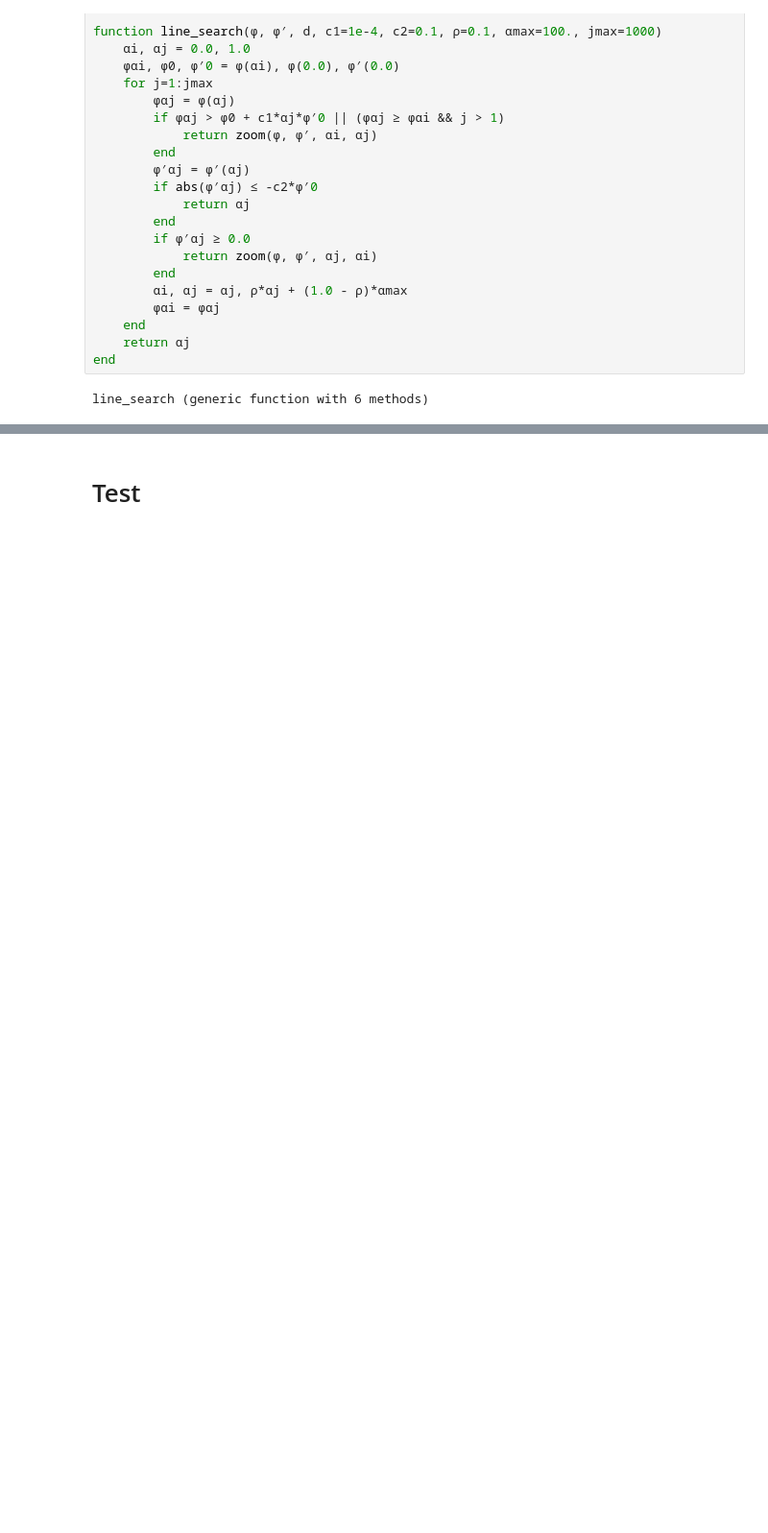
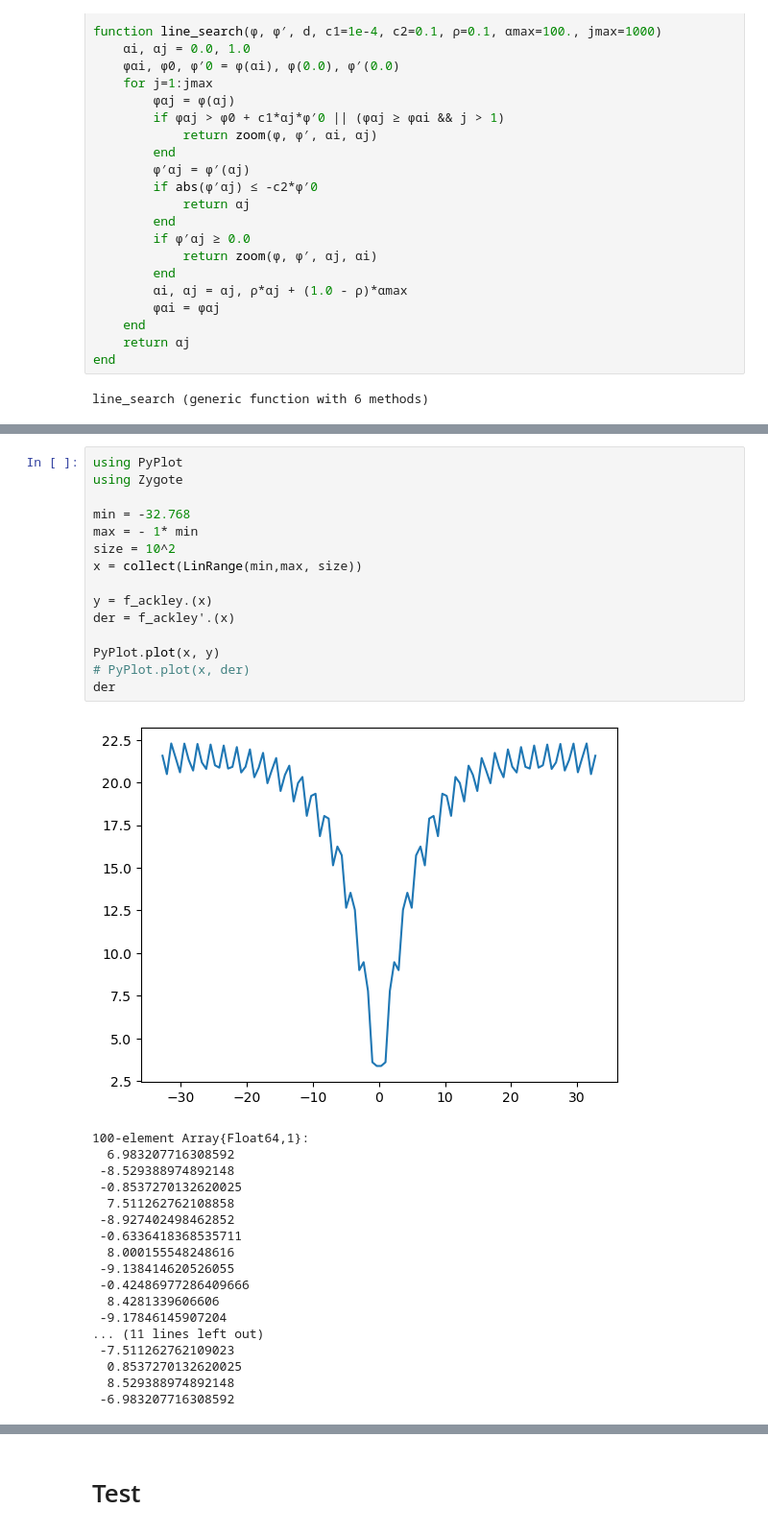
Before and after one commit to monika-osiak/awid, a Jupyter notebook: optymalizacja.ipynb, the cells around one changed output, grey strips where cells are left out. Shown: that part at 96% size. Drawn from its saved outputs; the diff is of its cells as text; blank space fills up the shorter version.

Commit message:
ackley and zygotte

```diff
--- a/optymalizacja.ipynb
+++ b/optymalizacja.ipynb
@@ -181,0 +213,34 @@ line_search (generic function with 6 methods)
+# %%
+using PyPlot
+using Zygote
+
+min = -32.768
+max = - 1* min
+size = 10^2
+x = collect(LinRange(min,max, size))
+
+y = f_ackley.(x)
+der = f_ackley'.(x)
+
+PyPlot.plot(x, y)
+# PyPlot.plot(x, der)
+der
+# %% [output]
+[figure, added]
+100-element Array{Float64,1}:
+  6.983207716308592
+ -8.529388974892148
+ -0.8537270132620025
+  7.511262762108858
+ -8.927402498462852
+ -0.6336418368535711
+  8.000155548248616
+ -9.138414620526055
+ -0.42486977286409666
+  8.4281339606606
+ -9.17846145907204
+... (11 lines left out)
+ -7.511262762109023
+  0.8537270132620025
+  8.529388974892148
+ -6.983207716308592
```
Also changed, not shown: parts of 14 cells of this notebook.
